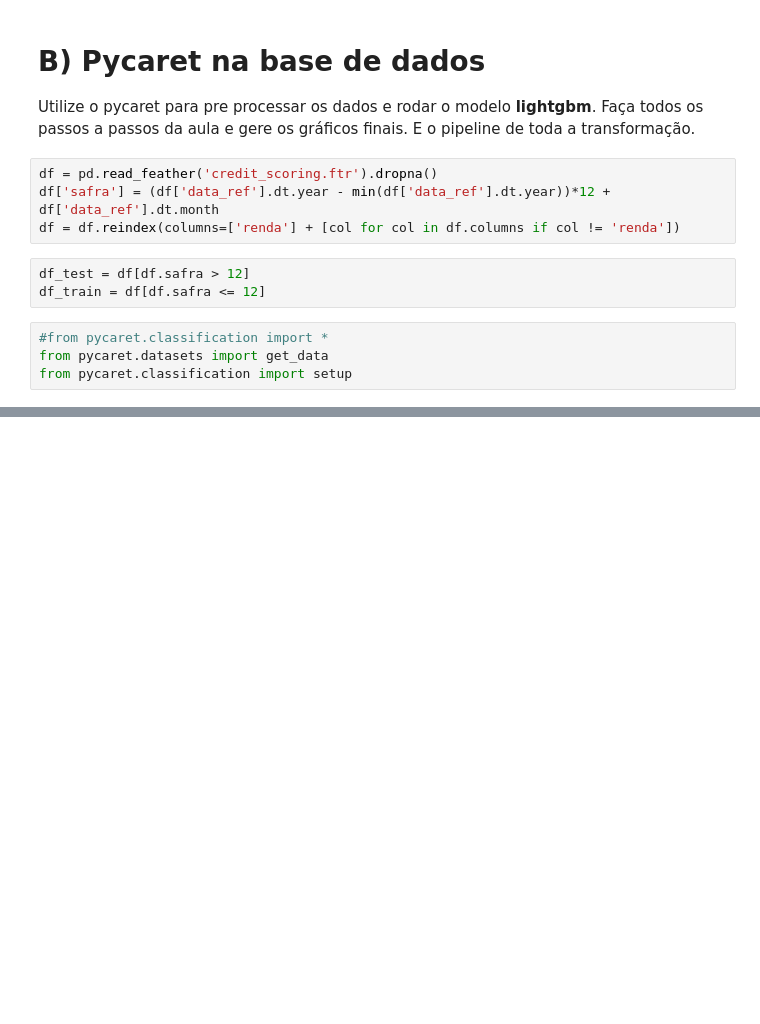
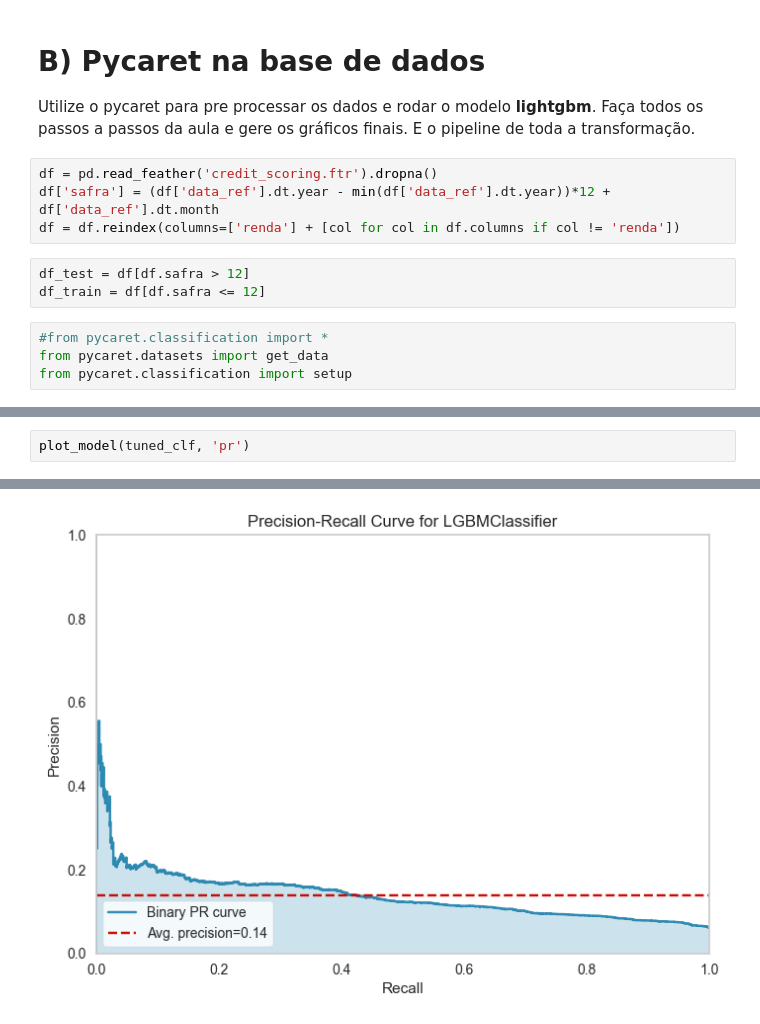
Before and after one commit to crikactba/TMP, a Jupyter notebook: Mod38Tarefa1.ipynb, the cells around one changed output, grey strips where cells are left out. Drawn from its saved outputs; the diff is of its cells as text; blank space fills up the shorter version.

```diff
--- a/Mod38Tarefa1.ipynb
+++ b/Mod38Tarefa1.ipynb
@@ -575,0 +636,3 @@ More info: https://pycaret.gitbook.io/docs/get-started/quickstart
+# %%
+plot_model(tuned_clf, 'pr')
+# %% [output]
@@ -575,0 +640 @@ More info: https://pycaret.gitbook.io/docs/get-started/quickstart
+[figure, added]
```
Also changed, not shown: parts of 15 cells of this notebook.
